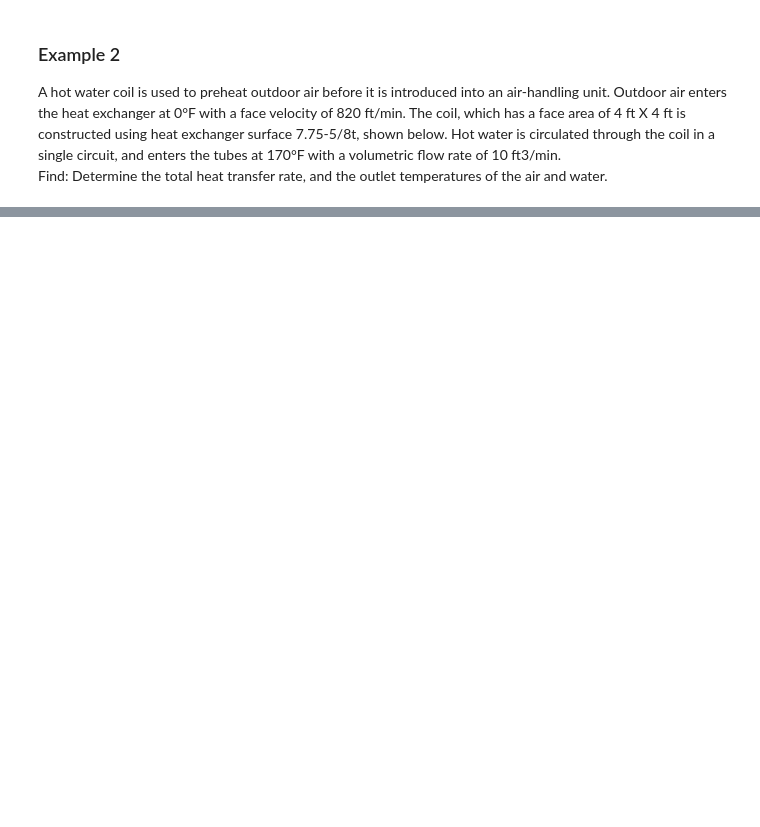
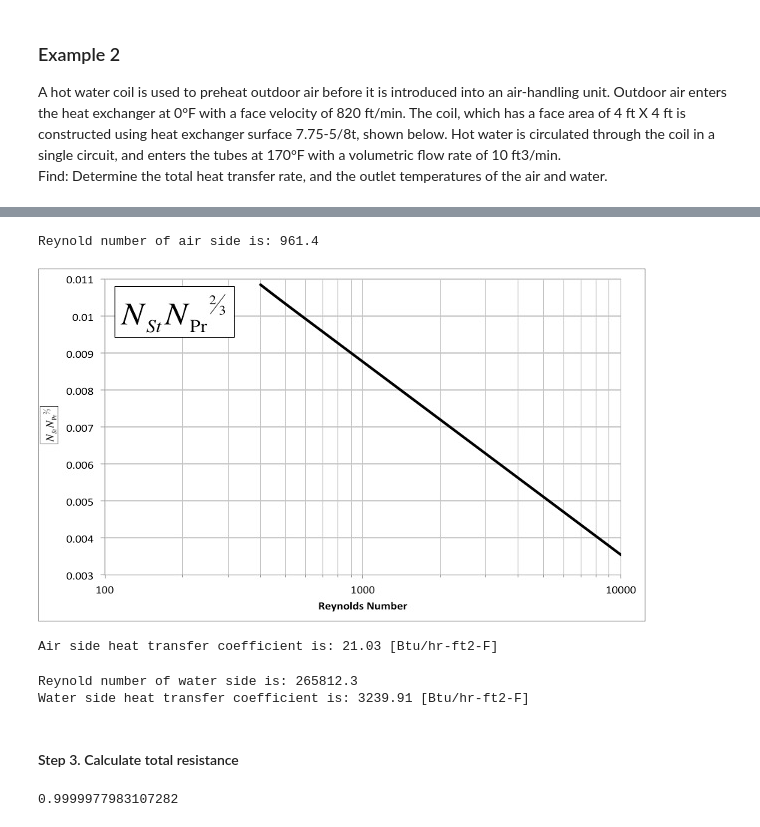
Before and after one commit to JieMa1202/CE414, a Jupyter notebook: Homework/HX_example.ipynb, the cells around one changed output, grey strips where cells are left out. Cells and saved outputs as stored; diff of their text form; code cells hidden in the pictures; blank space fills up the shorter version.

```diff
--- a/Homework/HX_example.ipynb
+++ b/Homework/HX_example.ipynb
@@ -78,0 +140,55 @@ Water side:\
+# %%
+mu_a = 0.00001398 #dynamic viscosity,[lbm/ft-s]
+# Calculate Reynold number:
+Re_air = rho_a * v_face/60 * D_h/mu_a
+print('Reynold number of air side is:',f"{Re_air:.1f}")
+# %% [output]
+Reynold number of air side is: 961.4
+# %%
+display(Image(filename='N_st_N_pr.jpg'))
+# %% [output]
+[figure, added]
+# %%
+# Prandtl number
+k_air = 0.014 #[Btu/hr-ft-°F]
+Pr_air = c_p_a * mu_a * 3600/k_air
+N_st = 0.009/Pr_air**(2/3)
+G = m_dot_air/60/A_min
+h_o = N_st * G * c_p_a * 3600
+print('Air side heat transfer coefficient is:',f"{h_o:.2f}",'[Btu/hr-ft2-F]')
+# %% [output]
+Air side heat transfer coefficient is: 21.03 [Btu/hr-ft2-F]
+# %%
+k_water = 0.38 #[Btu/hr-ft-°F]
+mu_w = 0.0002317 # [lbm/ft-s]
+# assume 4 tubes
+G_water = m_dot_water/4/60/A_tube
+#Calculate Reynolds Number
+Re_water = G_water * D_i/mu_w
+print('Reynold number of water side is:',f"{Re_water:.1f}")
+#Calculate Prandtl Number
+Pr_water = c_p_w * mu_w * 3600/k_water
+# Calculate Nusselt Number
+Nu_water = 0.664*Re_water**(1/2)*Pr_water**(1/3)
+h_i = Nu_water * k_water/D_i
+print('Water side heat transfer coefficient is:',f"{h_i:.1f}",'[Btu/hr-ft2-F]')
+# %% [output]
+Reynold number of water side is: 265812.3
+Water side heat transfer coefficient is: 3239.91 [Btu/hr-ft2-F]
+# %% [markdown]
+#### Step 3. Calculate total resistance
+# %%
+k_tube = 230 #Btu/hr-ft-°F
+R_total = 1/(h_i*A_in) + math.log(D_o/D_i)/(2*np.pi*k_tube*L)+1/(h_o*(A_u+eta_fin*A_fin))
+UA = 1/R_total
+
+C_air = m_dot_air * c_p_a
+C_water = m_dot_water * c_p_w
+C_min = min(C_air,C_water)
+C_max = max(C_air,C_water)
+Cr = C_min/C_max
+Ntu = UA/C_min
+epsilon = 1-np.exp(-Ntu*(1-Cr))
+print(epsilon)
+# %% [output]
+0.9999977983107282
```
Also changed, not shown: parts of 14 cells of this notebook, 2 other files.
